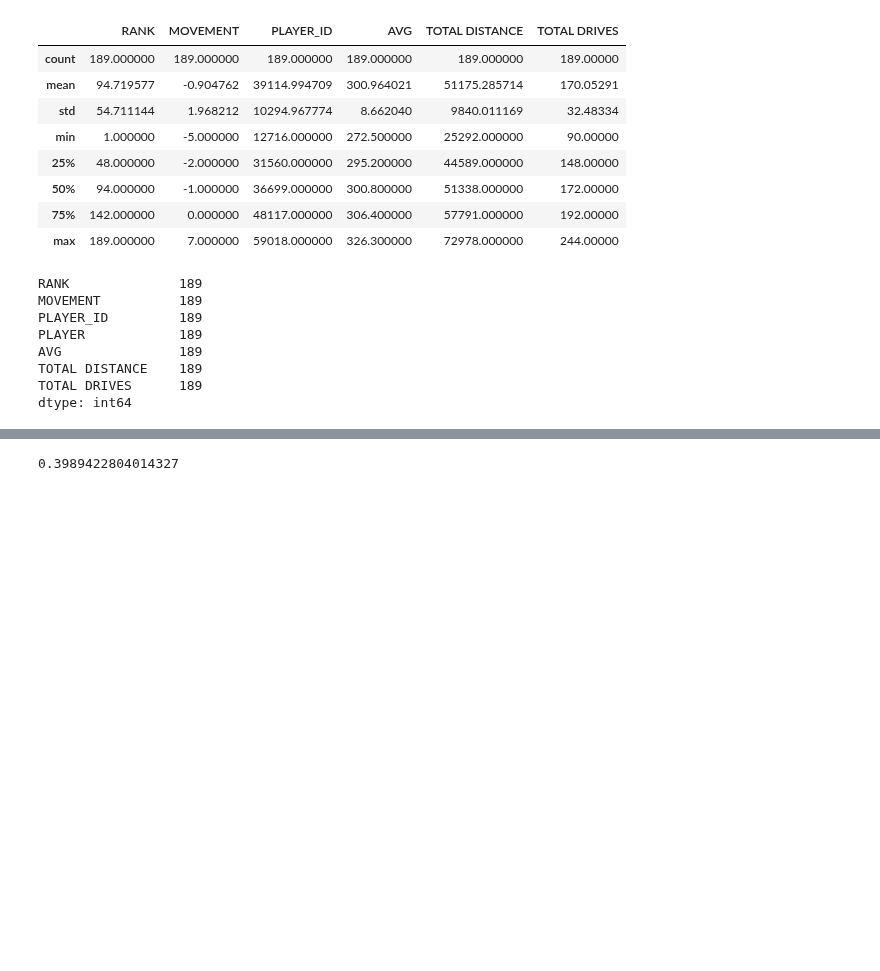
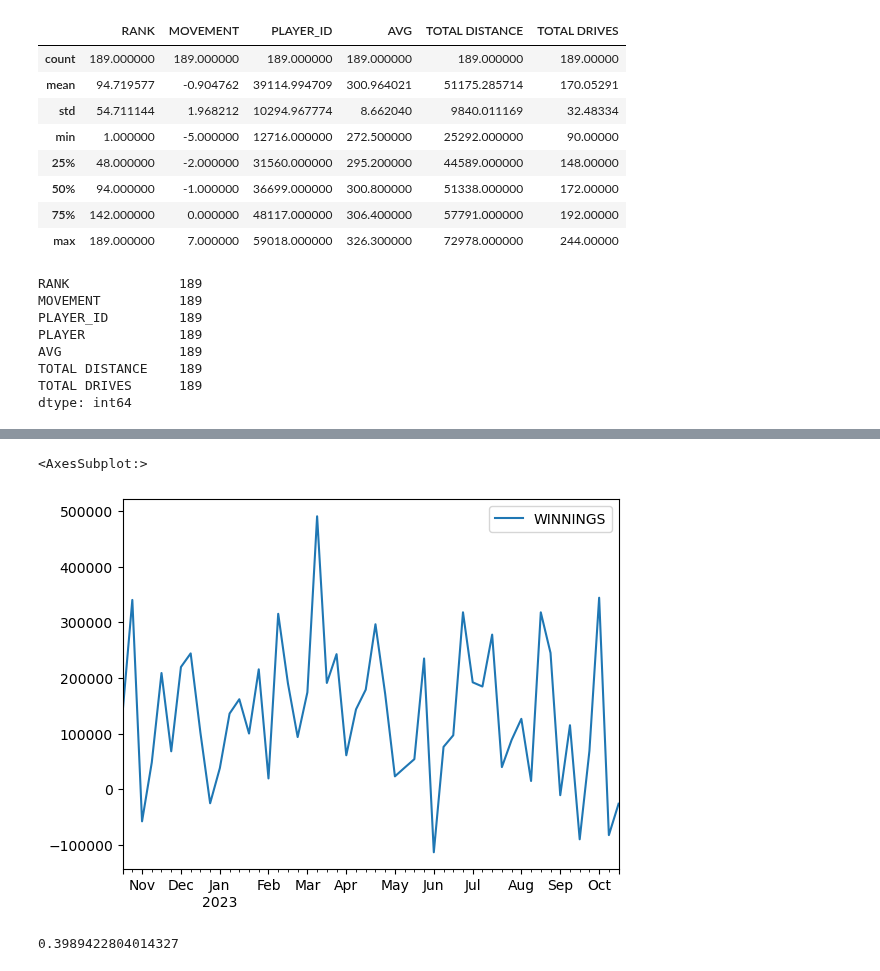
Before and after one commit to mickalleny2k/PfDA_Assignment, a Jupyter notebook: PfDA_Assignment.ipynb, the cells around one changed output, grey strips where cells are left out. Cells and saved outputs as stored; diff of their text form; code cells hidden in the pictures; blank space fills up the shorter version.

```diff
--- a/PfDA_Assignment.ipynb
+++ b/PfDA_Assignment.ipynb
@@ -404,0 +450,3 @@ df
+# %%
+sigma = dataframe2.WINNINGS.std()
+sigma
@@ -404,0 +482,4 @@ df
+# %%
+d = rng.normal(mean,sigma,len(dti))
+df = pd.DataFrame(data=d, index = dti)
+df.head()
@@ -404,0 +493,3 @@ df
+# %%
+df.columns =['WINNINGS']
+df.head()
@@ -405,3 +503,8 @@ df
+# %%
+df.plot(y="WINNINGS")
+# %% [output]
+<AxesSubplot:>
+[figure, added]
 # %%
 def f(x):
   A = 1.0 / np.sqrt(2.0 * np.pi)
```
Also changed, not shown: parts of 52 cells of this notebook.
